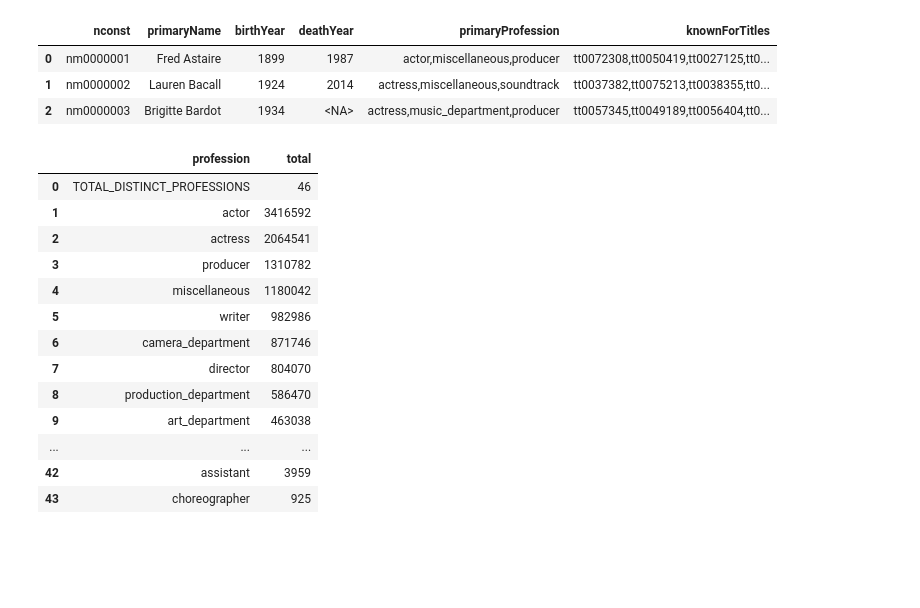
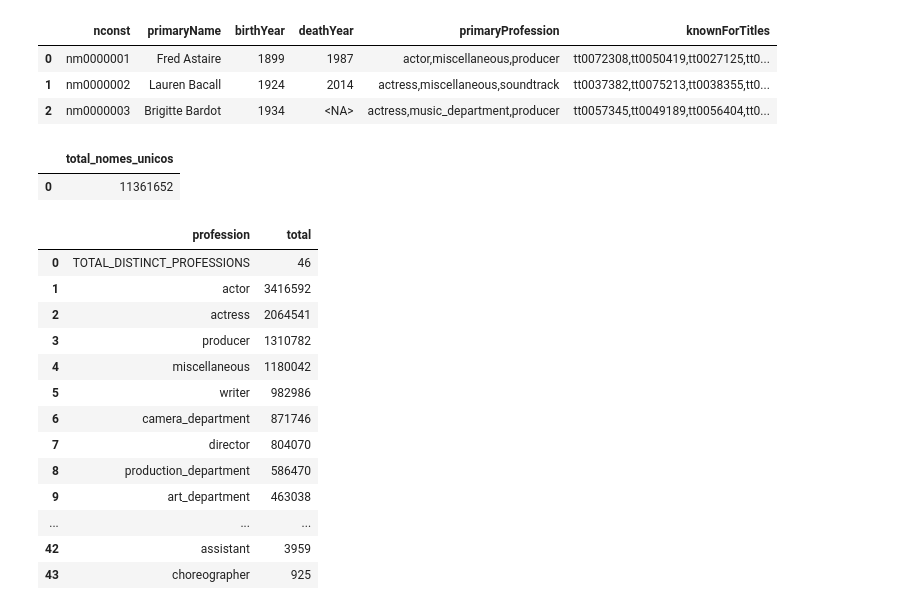
Before and after one commit to sergiopatinha/BigDataFoundations, a Jupyter notebook: notebooks/1.7 - (Full)33M Data Enrichment.ipynb, the cells around one changed output. Saved outputs shown, nothing was run; the diff lists cells and outputs as text; code cells hidden in the pictures; blank space fills up the shorter version.

Commit message:
adicao total_nomes_unicos FROM imdb_name_basics

```diff
--- a/notebooks/1.7 - (Full)33M Data Enrichment.ipynb
+++ b/notebooks/1.7 - (Full)33M Data Enrichment.ipynb
@@ -49,6 +49,14 @@ con.sql("SELECT * FROM imdb_name_basics LIMIT 3").df()
 | 0 | nm0000001 | Fred Astaire | 1899 | 1987 | actor,miscellaneous,producer | tt0072308,tt0050419,tt0027125,tt0... |
 | 1 | nm0000002 | Lauren Bacall | 1924 | 2014 | actress,miscellaneous,soundtrack | tt0037382,tt0075213,tt0038355,tt0... |
 | 2 | nm0000003 | Brigitte Bardot | 1934 | <NA> | actress,music_department,producer | tt0057345,tt0049189,tt0056404,tt0... |
+# %%
+con.sql("""
+    SELECT COUNT(DISTINCT primaryName) AS total_nomes_unicos
+    FROM imdb_name_basics
+""").df()
+# %% [output]
+|  | total_nomes_unicos |
+| 0 | 11361652 |
 # %%
 # count of the number of distinct professions in the table and diferent profissions in the dataset
 professions_df=con.sql("""
```
